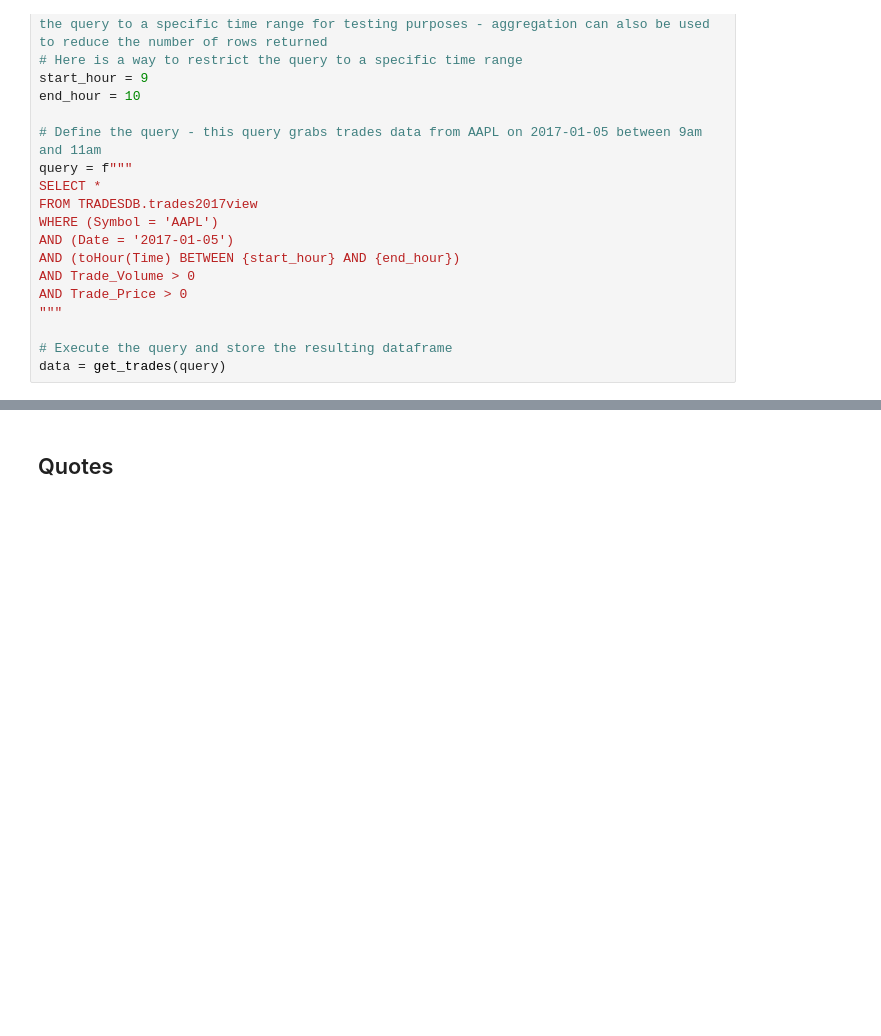
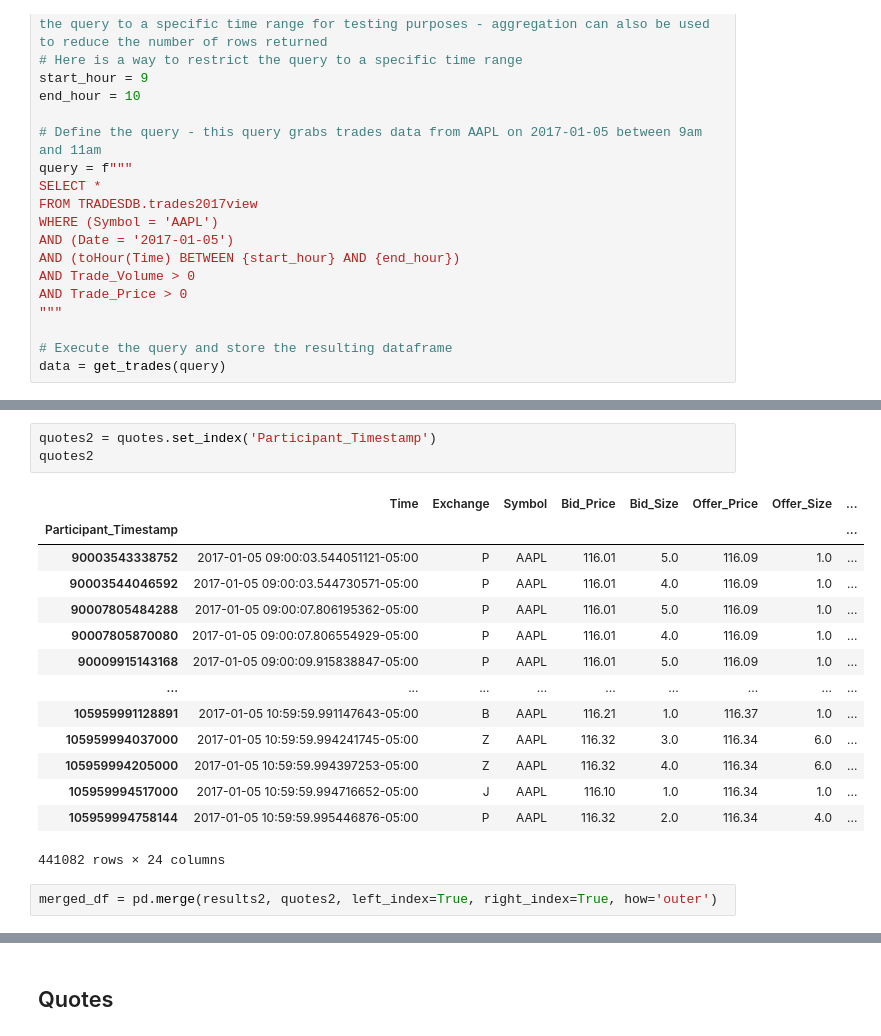
Before and after one commit to AMS-QF/TAQ-Data, a Jupyter notebook: DB_SQL_Acess.ipynb, the cells around one changed output, grey strips where cells are left out. Saved outputs shown, nothing was run; the diff lists cells and outputs as text; blank space fills up the shorter version.

```diff
--- a/DB_SQL_Acess.ipynb
+++ b/DB_SQL_Acess.ipynb
@@ -54,0 +160,20 @@ data = get_trades(query)
+# %%
+quotes2 = quotes.set_index('Participant_Timestamp')
+quotes2
+# %% [output]
+|  | Time | Exchange | Symbol | Bid_Price | Bid_Size | Offer_Price | Offer_Size | ... |
+| Participant_Timestamp |  |  |  |  |  |  |  | ... |
+| 90003543338752 | 2017-01-05 09:00:03.544051121-05:00 | P | AAPL | 116.01 | 5.0 | 116.09 | 1.0 | ... |
+| 90003544046592 | 2017-01-05 09:00:03.544730571-05:00 | P | AAPL | 116.01 | 4.0 | 116.09 | 1.0 | ... |
+| 90007805484288 | 2017-01-05 09:00:07.806195362-05:00 | P | AAPL | 116.01 | 5.0 | 116.09 | 1.0 | ... |
+| 90007805870080 | 2017-01-05 09:00:07.806554929-05:00 | P | AAPL | 116.01 | 4.0 | 116.09 | 1.0 | ... |
+| 90009915143168 | 2017-01-05 09:00:09.915838847-05:00 | P | AAPL | 116.01 | 5.0 | 116.09 | 1.0 | ... |
+| ... | ... | ... | ... | ... | ... | ... | ... | ... |
+| 105959991128891 | 2017-01-05 10:59:59.991147643-05:00 | B | AAPL | 116.21 | 1.0 | 116.37 | 1.0 | ... |
+| 105959994037000 | 2017-01-05 10:59:59.994241745-05:00 | Z | AAPL | 116.32 | 3.0 | 116.34 | 6.0 | ... |
+| 105959994205000 | 2017-01-05 10:59:59.994397253-05:00 | Z | AAPL | 116.32 | 4.0 | 116.34 | 6.0 | ... |
+| 105959994517000 | 2017-01-05 10:59:59.994716652-05:00 | J | AAPL | 116.10 | 1.0 | 116.34 | 1.0 | ... |
+| 105959994758144 | 2017-01-05 10:59:59.995446876-05:00 | P | AAPL | 116.32 | 2.0 | 116.34 | 4.0 | ... |
+441082 rows × 24 columns
+# %%
+merged_df = pd.merge(results2, quotes2, left_index=True, right_index=True, how='outer')
```
Also changed, not shown: parts of 14 cells of this notebook, 1 other file.
